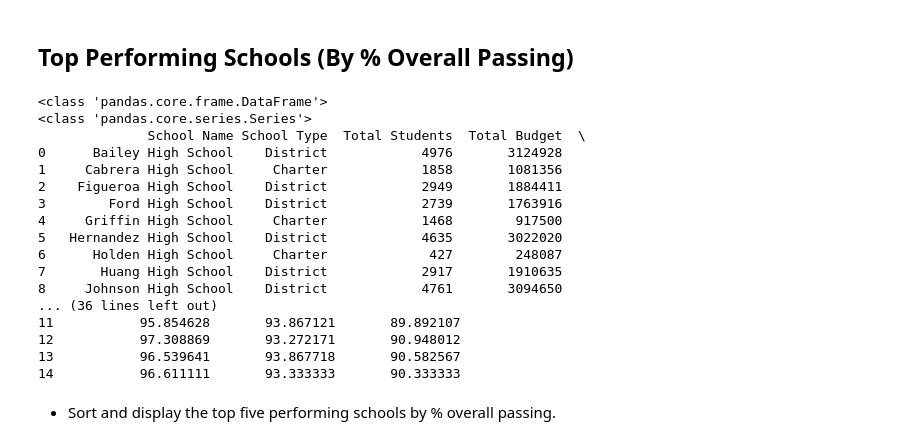
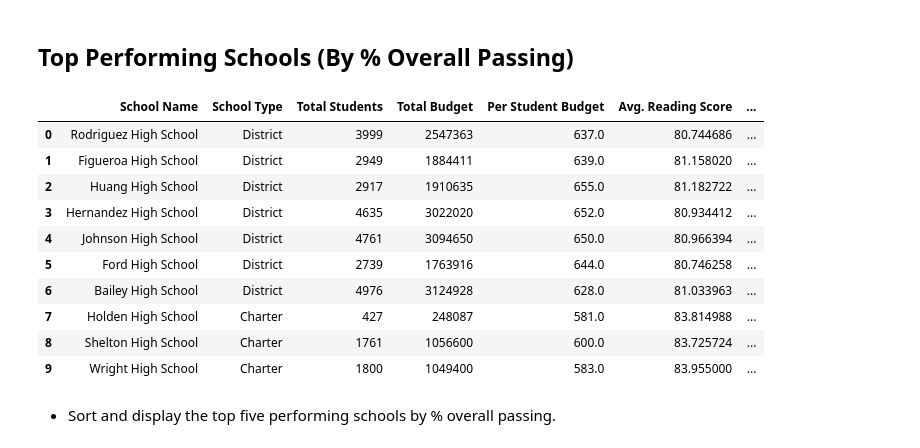
Before and after one commit to kdevanath/Pandas-Challenge, a Jupyter notebook: PyCitySchools/PyCitySchools_starter.ipynb, the cells around one changed output. Cells and saved outputs as stored; diff of their text form; code cells hidden in the pictures.

```diff
--- a/PyCitySchools/PyCitySchools_starter.ipynb
+++ b/PyCitySchools/PyCitySchools_starter.ipynb
@@ -149,24 +167,18 @@ school_summary = pd.DataFrame( {"School Name": students_by_school['school_name']
 # %% [markdown]
 ## Top Performing Schools (By % Overall Passing)
-# %%
-school_summary.
-# %% [output]
-<class 'pandas.core.frame.DataFrame'>
-<class 'pandas.core.series.Series'>
-              School Name School Type  Total Students  Total Budget  \
-0      Bailey High School    District            4976       3124928
-1     Cabrera High School     Charter            1858       1081356
-2    Figueroa High School    District            2949       1884411
-3        Ford High School    District            2739       1763916
-4     Griffin High School     Charter            1468        917500
-5   Hernandez High School    District            4635       3022020
-6      Holden High School     Charter             427        248087
-7       Huang High School    District            2917       1910635
-8     Johnson High School    District            4761       3094650
-... (36 lines left out)
-11           95.854628       93.867121       89.892107
-12           97.308869       93.272171       90.948012
-13           96.539641       93.867718       90.582567
-14           96.611111       93.333333       90.333333
+# %%
+school_summary_sort = school_summary.sort_values("% Passing both").reset_index(drop=True)
+# %% [output]
+|  | School Name | School Type | Total Students | Total Budget | Per Student Budget | Avg. Reading Score | ... |
+| 0 | Rodriguez High School | District | 3999 | 2547363 | 637.0 | 80.744686 | ... |
+| 1 | Figueroa High School | District | 2949 | 1884411 | 639.0 | 81.158020 | ... |
+| 2 | Huang High School | District | 2917 | 1910635 | 655.0 | 81.182722 | ... |
+| 3 | Hernandez High School | District | 4635 | 3022020 | 652.0 | 80.934412 | ... |
+| 4 | Johnson High School | District | 4761 | 3094650 | 650.0 | 80.966394 | ... |
+| 5 | Ford High School | District | 2739 | 1763916 | 644.0 | 80.746258 | ... |
+| 6 | Bailey High School | District | 4976 | 3124928 | 628.0 | 81.033963 | ... |
+| 7 | Holden High School | Charter | 427 | 248087 | 581.0 | 83.814988 | ... |
+| 8 | Shelton High School | Charter | 1761 | 1056600 | 600.0 | 83.725724 | ... |
+| 9 | Wright High School | Charter | 1800 | 1049400 | 583.0 | 83.955000 | ... |
 # %% [markdown]
 * Sort and display the top five performing schools by % overall passing.
```
Also changed, not shown: parts of 7 cells of this notebook.
